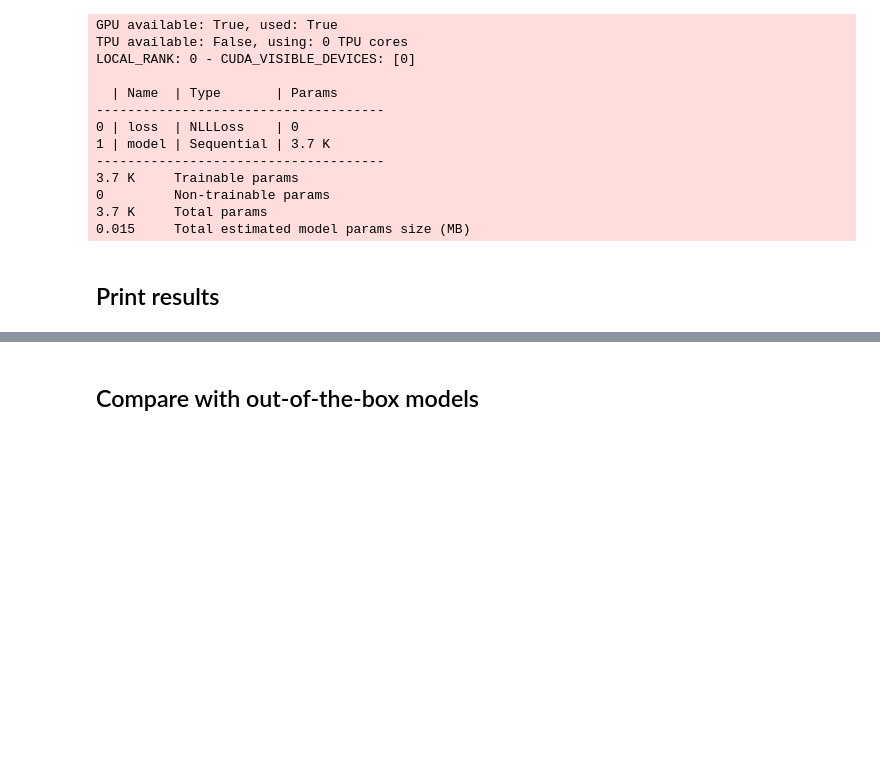
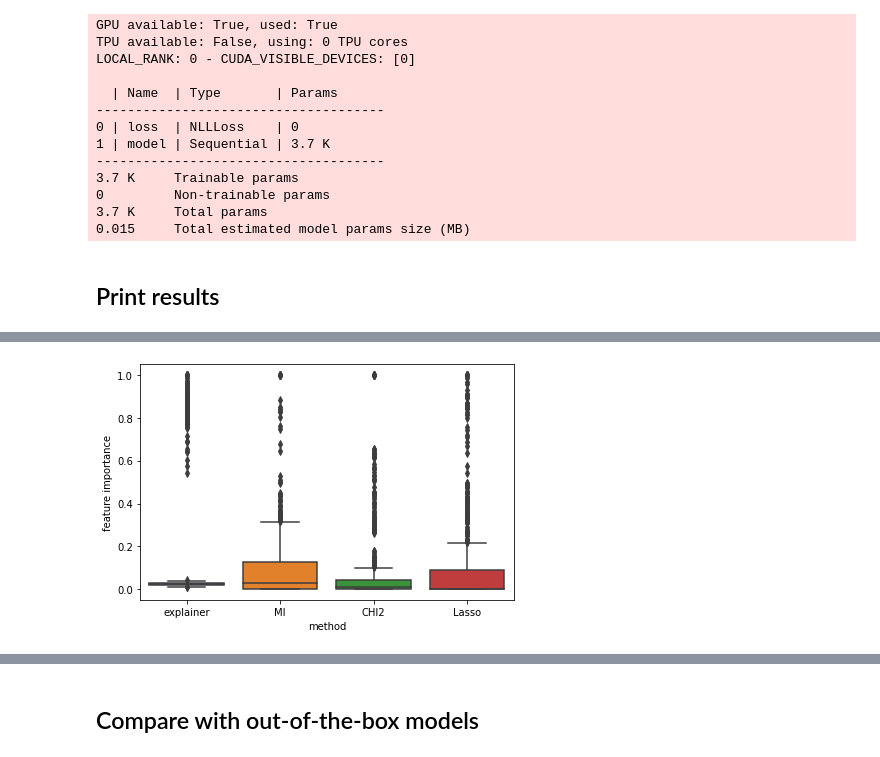
Before and after one commit to pietrobarbiero/pytorch_explain, a Jupyter notebook: experiments/mimic.ipynb, the cells around one changed output, grey strips where cells are left out. Cells and saved outputs as stored; diff of their text form; code cells hidden in the pictures; blank space fills up the shorter version.

```diff
--- a/experiments/mimic.ipynb
+++ b/experiments/mimic.ipynb
@@ -133,2 +191,11 @@ f[j]['explanation']
+# %%
+plt.figure(figsize=[6, 4])
+sns.boxplot(x=feature_selection.iloc[:, 1], y=feature_selection.iloc[:, 0])
+plt.tight_layout()
+plt.savefig(os.path.join(base_dir, 'boxplot_mimic.png'))
+plt.savefig(os.path.join(base_dir, 'boxplot_mimic.pdf'))
+plt.show()
+# %% [output]
+[figure, added]
 # %%
 results_df = pd.DataFrame(results_list)
```
Also changed, not shown: parts of 8 cells of this notebook, 2 other files.
